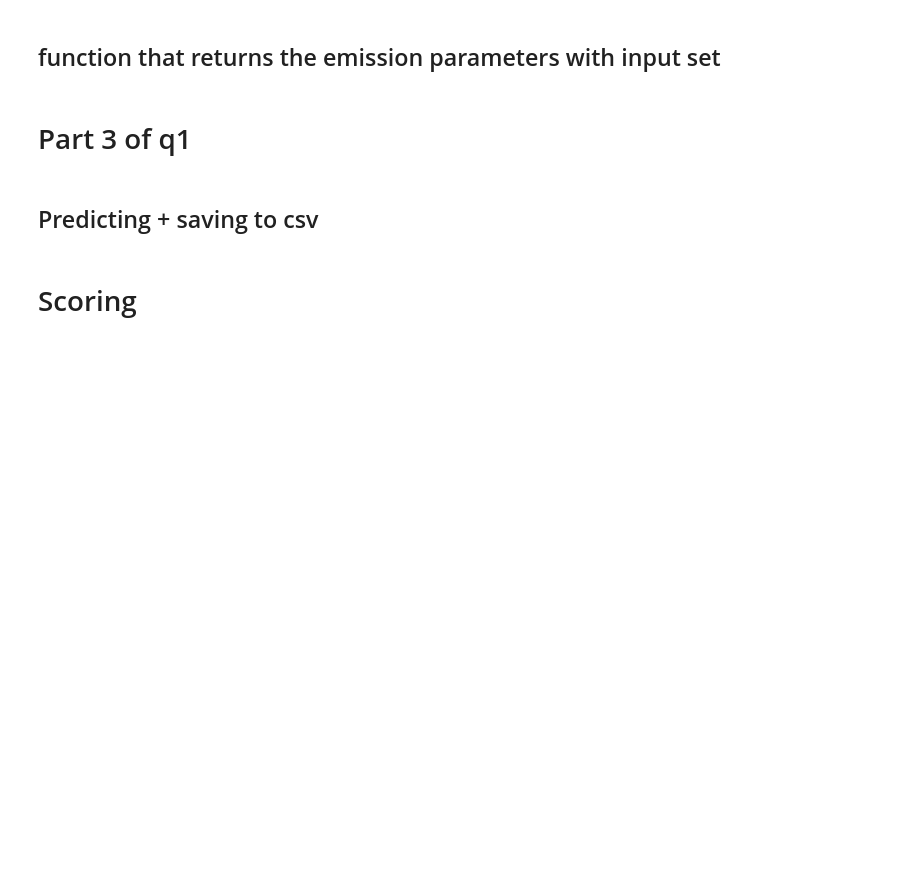
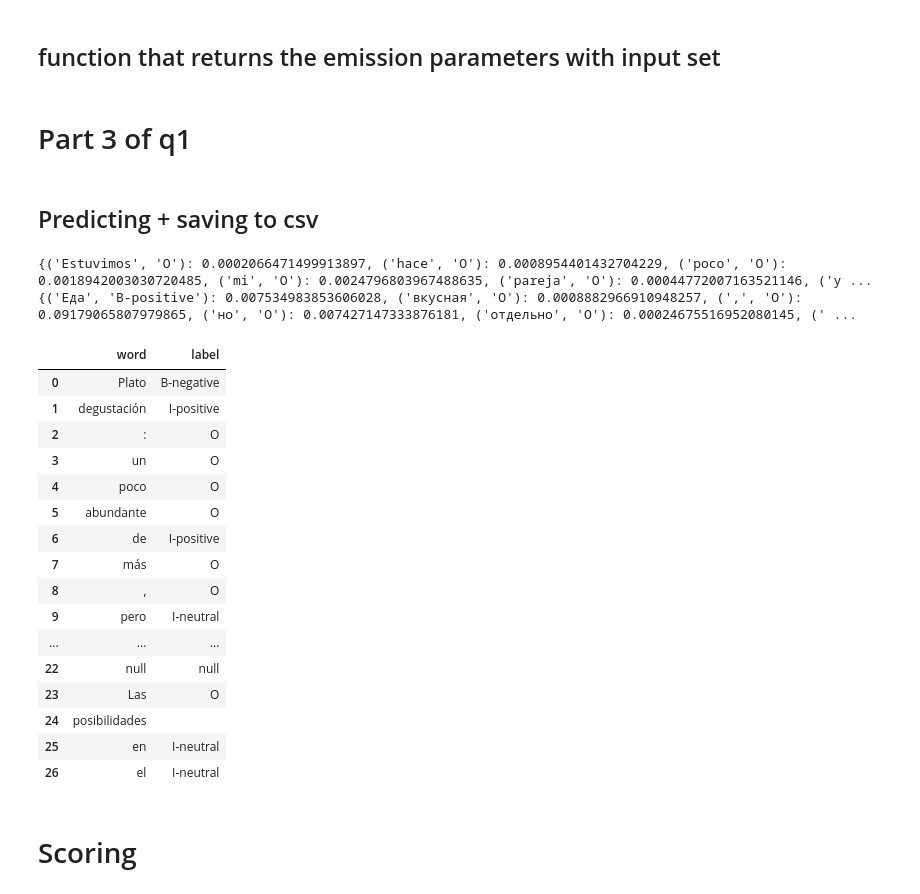
Before and after one commit to loypekyong/1D-project, a Jupyter notebook: Code.ipynb, the cells around one changed output. Cells and saved outputs as stored; diff of their text form; code cells hidden in the pictures; blank space fills up the shorter version.

```diff
--- a/Code.ipynb
+++ b/Code.ipynb
@@ -94,3 +94,5 @@ def train_estimate_emission_parameters(train):
 # emission_parameter, emission_count, label_count = train_estimate_emission_parameters(ES_train)
 # for i in emission_parameter:
 #     print(i, emission_parameter[i])
+# %%
+train_estimate_emission_parameters(ES_train)
@@ -99,27 +119,28 @@ def train_estimate_emission_parameters(train):
 # %% [markdown]
 ## function that returns the emission parameters with input set
 # %%
-def upgraded_estimate_emission_parameters(input, emission_parameter, emission_counts, label_counts):
+def upgraded_estimate_emission_parameters(test_set, emission_parameter, emission_counts, label_counts):
     # predict the label of the test set
     k = 1
     special_word = '#UNK#'
+    test_copy = test_set.copy()
     #train word list is all the first argument in keys of emission counts
     train_word_list= [word for word, label in emission_counts.keys()]
-    for i in range(len(input["word"])):
-        word = input["word"][i]
+    for i in range(len(test_copy["word"])):
+        word = test_copy["word"][i]
         if word not in train_word_list:
-            input["word"][i] = special_word
+            test_copy["word"][i] = special_word
+#             test_copy["label"][i] = "O"
+#             print(word, test_copy["label"][i])
             # k += 1
-
-    for word in input["word"]:
+    for word in test_copy["word"]:
         for label in label_counts:
             if word == special_word:
                 emission_parameter[(word, label)] = k / (label_counts[label] + k)
-            else:
+            elif ( (word, label) in emission_parameter ):
+                emission_parameter[(word, label)] = emission_counts[(word, label)] / (label_counts[label] + k)
 
-                if (word, label) in emission_parameter:
-                    emission_parameter[(word, label)] = emission_counts[(word, label)] / label_counts[label]
-
+    print(emission_parameter)
     return emission_parameter
 # %% [markdown]
 # Part 3 of q1
@@ -132,15 +153,18 @@ def sentiment_analysis(training_set, test_set):
     #label equals to argmax of emission parameter
     for row in range(len(test_set)):
         word = test_set.iloc[row]["word"]
-        max = 0
+        max_val = 0
         max_label = ""
         for label in label_count:
             if (word, label) in emission_parameter:
-                if emission_parameter[(word, label)] > max:
-                    max = emission_parameter[(word, label)]
+                if emission_parameter[(word, label)] > max_val:
+                    max_val = emission_parameter[(word, label)]
+                    max_label = label
+
+                elif emission_parameter[('#UNK#', label)] > max_val:
+                    max_val = emission_parameter[('#UNK#', label)]
                     max_label = label
         test_set.loc[row, "label"] = max_label
-
 
     return test_set
 
@@ -172,10 +196,39 @@ def f1_score(precision, recall):
 ## Predicting + saving to csv
 # %%
 ES_dev_p1_out = sentiment_analysis(ES_train, ES_dev_in)
-ES_dev_p1_out.to_csv("./ES/dev.p1.out", sep=" ", header=None, index=False, encoding="utf-8", quoting=3)
+ES_dev_p1_out_r = ES_dev_p1_out.replace('null', pd.NA)
+ES_dev_p1_out_r.to_csv("./ES/dev.p1.out", sep=" ", header=None, index=False, encoding="utf-8", quoting=3)
+# with open("./ES/dev.p1.out", mode='w', encoding='utf-8') as ES_dev_p1_out:
+#     ES_dev_p1_out.write("\n")
+# ES_dev_p1_out.close()
+# ES_dev_p1_out.to_csv("./ES/dev.p1.out", sep=" ", header=None, index=False, encoding="utf-8", quoting=3)
 
 RU_dev_p1_out = sentiment_analysis(RU_train, RU_dev_in)
-RU_dev_p1_out.to_csv("./RU/dev.p1.out", sep=" ", header=None, index=False, encoding="utf-8", quoting=3)
+RU_dev_p1_out_r = RU_dev_p1_out.replace('null', pd.NA)
+RU_dev_p1_out_r.to_csv("./RU/dev.p1.out", sep=" ", header=None, index=False, encoding="utf-8", quoting=3)
+# %% [output]
+{('Estuvimos', 'O'): 0.0002066471499913897, ('hace', 'O'): 0.0008954401432704229, ('poco', 'O'): 0.0018942003030720485, ('mi', 'O'): 0.0024796803967488635, ('pareja', 'O'): 0.00044772007163521146, ('y ...
+{('Еда', 'B-positive'): 0.007534983853606028, ('вкусная', 'O'): 0.0008882966910948257, (',', 'O'): 0.09179065807979865, ('но', 'O'): 0.007427147333876181, ('отдельно', 'O'): 0.00024675516952080145, (' ...
+# %%
+ES_dev_p1_out.iloc[:27, :]
+# %% [output]
+|  | word | label |
+| 0 | Plato | B-negative |
+| 1 | degustación | I-positive |
+| 2 | : | O |
+| 3 | un | O |
+| 4 | poco | O |
+| 5 | abundante | O |
+| 6 | de | I-positive |
+| 7 | más | O |
+| 8 | , | O |
+| 9 | pero | I-neutral |
+| ... | ... | ... |
+| 22 | null | null |
+| 23 | Las | O |
+| 24 | posibilidades |  |
+| 25 | en | I-neutral |
+| 26 | el | I-neutral |
 # %% [markdown]
 # Scoring
 # %%
```
Also changed, not shown: parts of 5 cells of this notebook, 2 other files.
